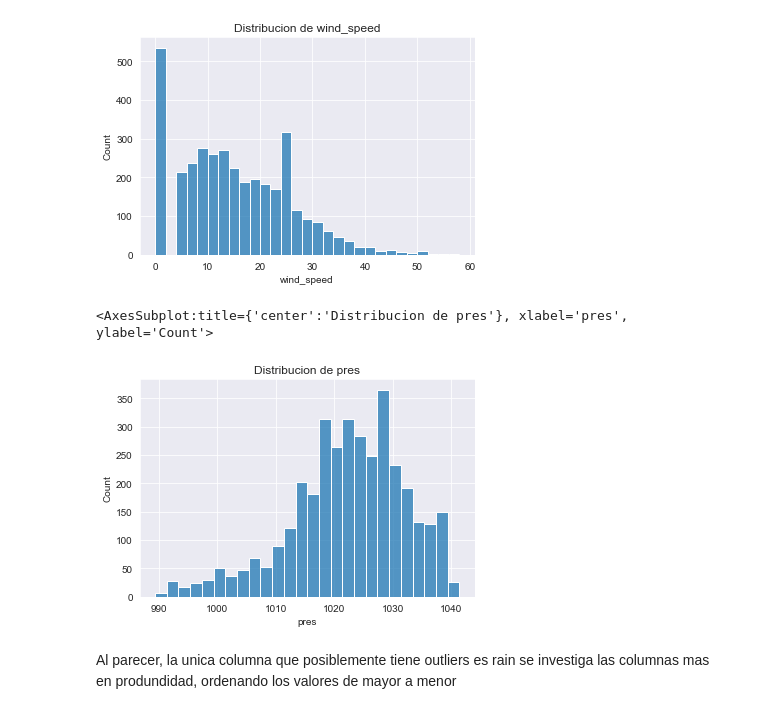
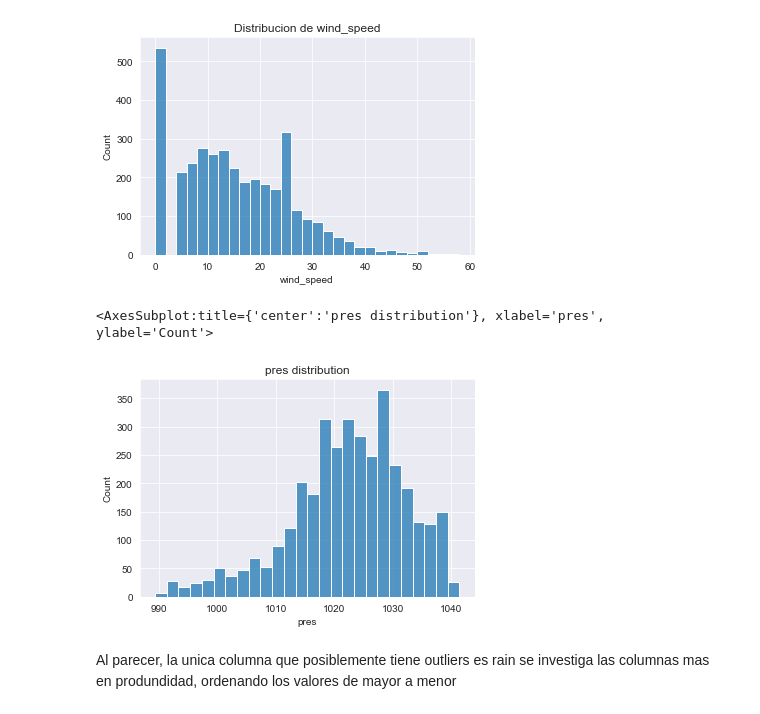
Before and after one commit to namdiv/Final_project, a Jupyter notebook: weather_data.ipynb, the cells around one changed output. Drawn from its saved outputs; the diff is of its cells as text; code cells hidden in the pictures.

```diff
--- a/weather_data.ipynb
+++ b/weather_data.ipynb
@@ -31,7 +31,7 @@ df_list = []
 for i in lista:
     #Seteo del periodo estudiado
     start = datetime(2018, 1, 1)
-    end = datetime(2018, 1, 31)
+    end = datetime(2018, 1, 31, 23, 59)
     #seteo de locacion (latitud, longitud, elevacion)
     location = Point([i][0][0], [i][0][1], [i][0][2])
     # indicamos que queremos una frecuencia por hora
@@ -258,11 +260,11 @@ sns.histplot(data=df, x="wind_speed", binwidth=2)
 [figure]
 # %%
 sns.set_style("darkgrid")
-plt.title("Distribucion de pres")
+plt.title("pres distribution")
 sns.histplot(data=df, x="pres", binwidth=2)
 # %% [output]
-<AxesSubplot:title={'center':'Distribucion de pres'}, xlabel='pres', ylabel='Count'>
+<AxesSubplot:title={'center':'pres distribution'}, xlabel='pres', ylabel='Count'>
-[figure, old version]
+[figure, new version]
 # %% [markdown]
 Al parecer, la unica columna que posiblemente tiene outliers es rain
 se investiga las columnas mas en produndidad, ordenando los valores de mayor a menor
```
Also changed, not shown: parts of 13 cells of this notebook.
